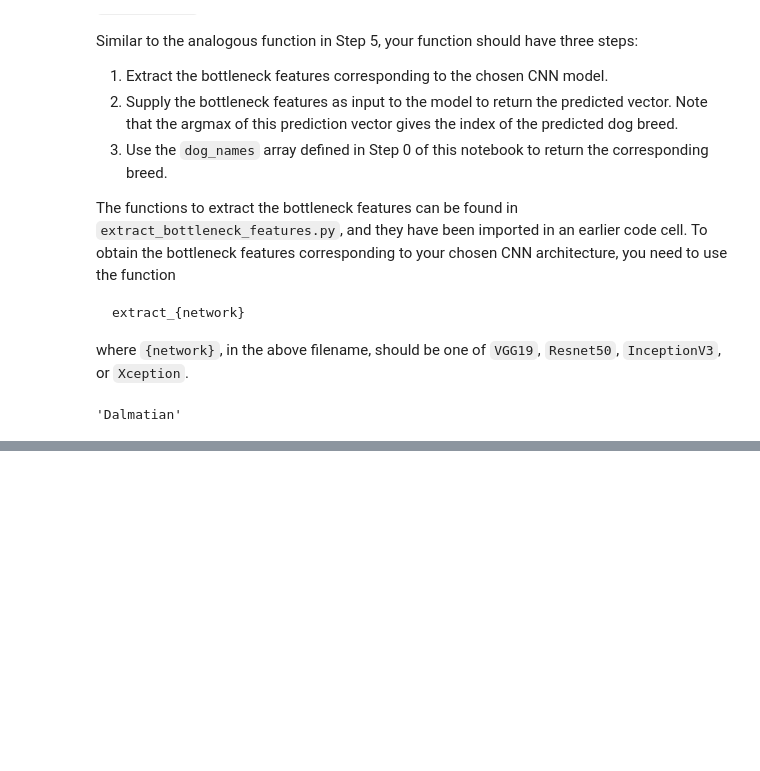
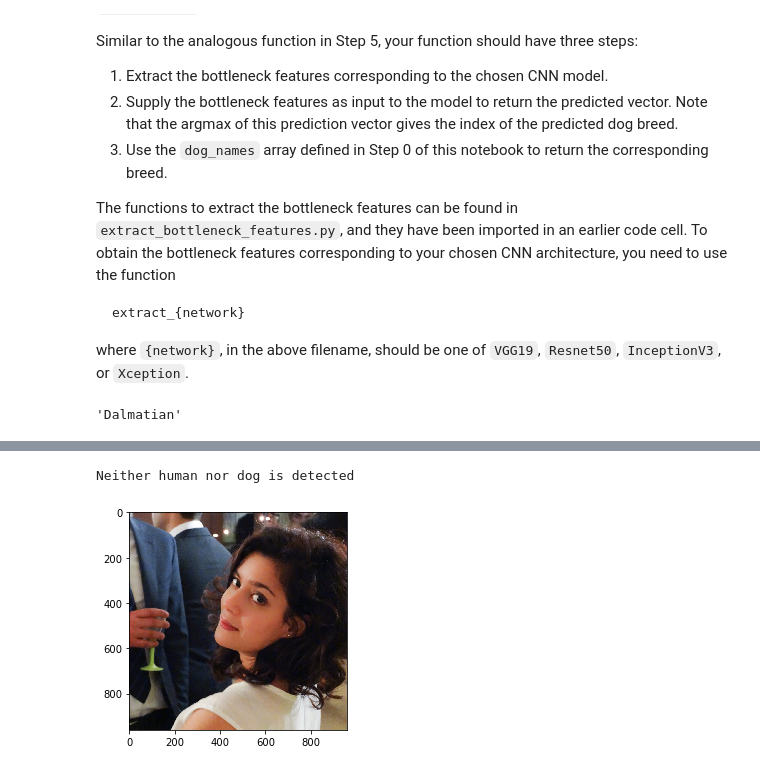
Before and after one commit to rachida-sghr/dog-project-1, a Jupyter notebook: dog_app.ipynb, the cells around one changed output, grey strips where cells are left out. Cells and saved outputs as stored; diff of their text form; code cells hidden in the pictures; blank space fills up the shorter version.

```diff
--- a/dog_app.ipynb
+++ b/dog_app.ipynb
@@ -732,0 +738,5 @@ __Answer:__
+# %%
+breed_detector('images/me.jpg')
+# %% [output]
+Neither human nor dog is detected
+[figure, added]
```
Also changed, not shown: parts of 16 cells of this notebook, 8 other files.
